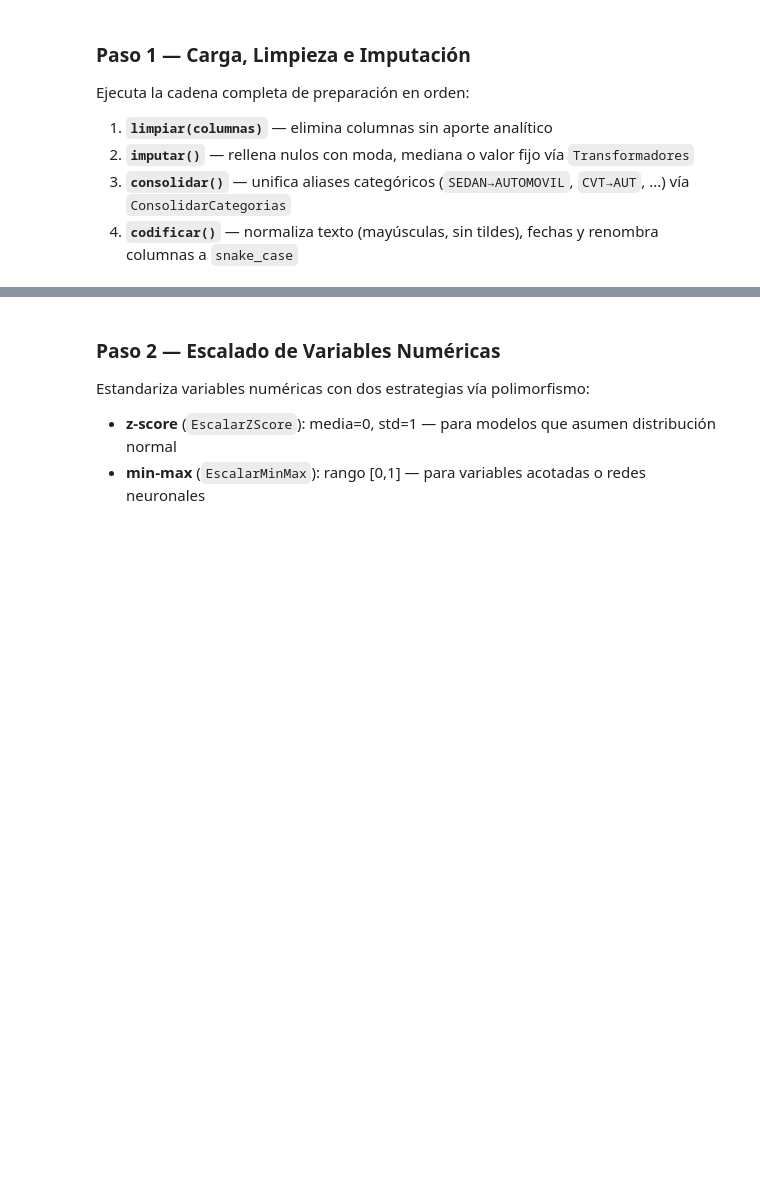
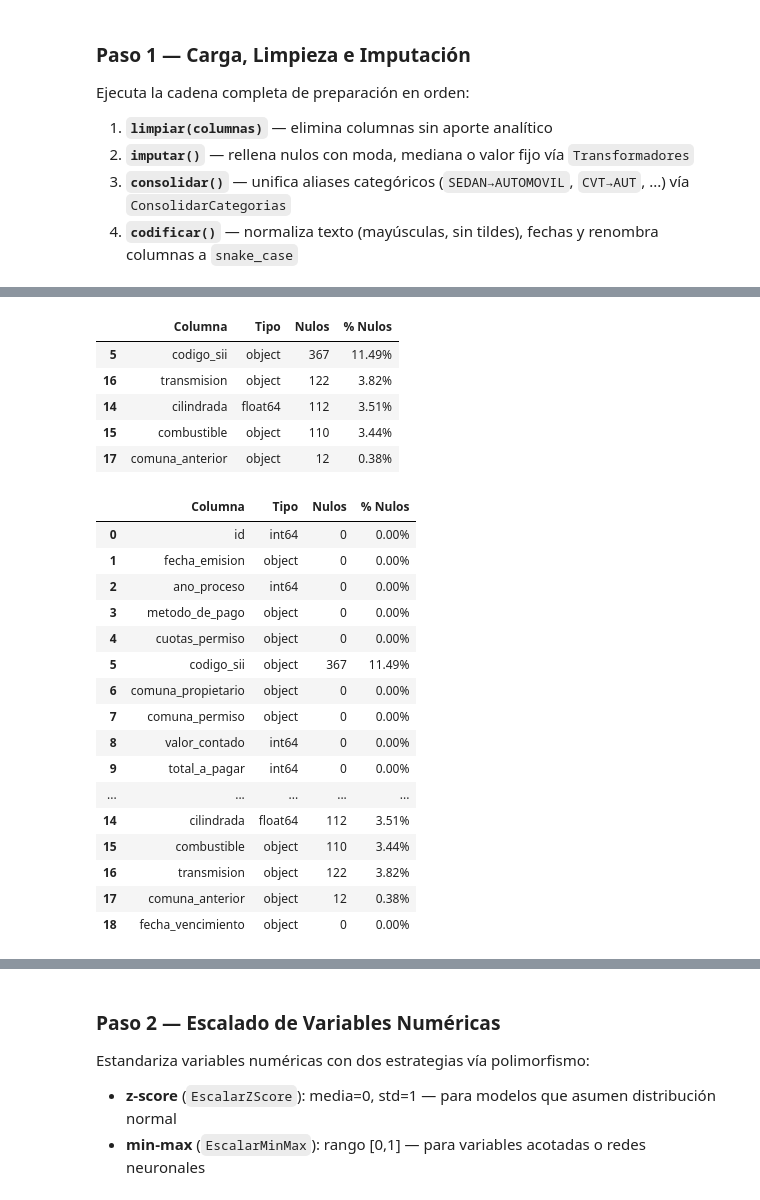
Before and after one commit to hwsaez-code/unab-magister-pro-ciencia-datos-MCDI500, a Jupyter notebook: notebook/Notebook_F3_POO.ipynb, the cells around one changed output, grey strips where cells are left out. Saved outputs shown, nothing was run; the diff lists cells and outputs as text; code cells hidden in the pictures; blank space fills up the shorter version.

```diff
--- a/notebook/Notebook_F3_POO.ipynb
+++ b/notebook/Notebook_F3_POO.ipynb
@@ -779,8 +871,0 @@ pipe = (pipe.limpiar([
-# %%
-pipe = (pipe
-        .consolidar()
-        .imputar())
-# %%
-pipe = (pipe.
-        consolidar()
-        .codificar())
@@ -786,0 +930,19 @@ pipe = (pipe.
+# %%
+pipe = (pipe
+        .consolidar([
+            # Mapeos derivados del análisis exploratorio (_analizar_categorias)
+            ConsolidarCategorias('TipoVehiculo', {
+                'SEDAN': 'AUTOMOVIL',      'SEDAN 2': 'AUTOMOVIL',
+                'SUV': 'STATION WAGON',    'SUV 2': 'STATION WAGON',
+                'MOTO1': 'MOTO',           'MOTO2': 'MOTO',
+                'VAN 2': 'FURGON',
+                'MINIBUS PARTICULAR':         'MINIBUS',
+                'MINIBUS TRANS  PASAJERO':    'MINIBUS',
+                'MINIBUS TRANS PASAJERO':     'MINIBUS',
+                'MINIBUS DE TURISMO':         'MINIBUS',
+                'MINIBUS ESCOLAR':            'MINIBUS',
+            }),
+            ConsolidarCategorias('Transmision', {'CVT': 'AUT'}),
+            ConsolidarCategorias('Combustible', {'MEC': 'DIES'}),
+        ])
+)
@@ -786,0 +951,3 @@ pipe = (pipe.
+# %%
+Explorador(pipe.df)._generar_reporte_nulos()
+# %% [output]
@@ -786,0 +955,23 @@ pipe = (pipe.
+|  | Columna | Tipo | Nulos | % Nulos |
+| 5 | codigo_sii | object | 367 | 11.49% |
+| 16 | transmision | object | 122 | 3.82% |
+| 14 | cilindrada | float64 | 112 | 3.51% |
+| 15 | combustible | object | 110 | 3.44% |
+| 17 | comuna_anterior | object | 12 | 0.38% |
+|  | Columna | Tipo | Nulos | % Nulos |
+| 0 | id | int64 | 0 | 0.00% |
+| 1 | fecha_emision | object | 0 | 0.00% |
+| 2 | ano_proceso | int64 | 0 | 0.00% |
+| 3 | metodo_de_pago | object | 0 | 0.00% |
+| 4 | cuotas_permiso | object | 0 | 0.00% |
+| 5 | codigo_sii | object | 367 | 11.49% |
+| 6 | comuna_propietario | object | 0 | 0.00% |
+| 7 | comuna_permiso | object | 0 | 0.00% |
+| 8 | valor_contado | int64 | 0 | 0.00% |
+| 9 | total_a_pagar | int64 | 0 | 0.00% |
+| ... | ... | ... | ... | ... |
+| 14 | cilindrada | float64 | 112 | 3.51% |
+| 15 | combustible | object | 110 | 3.44% |
+| 16 | transmision | object | 122 | 3.82% |
+| 17 | comuna_anterior | object | 12 | 0.38% |
+| 18 | fecha_vencimiento | object | 0 | 0.00% |
```
Also changed, not shown: parts of 22 cells of this notebook, 1 other file.
